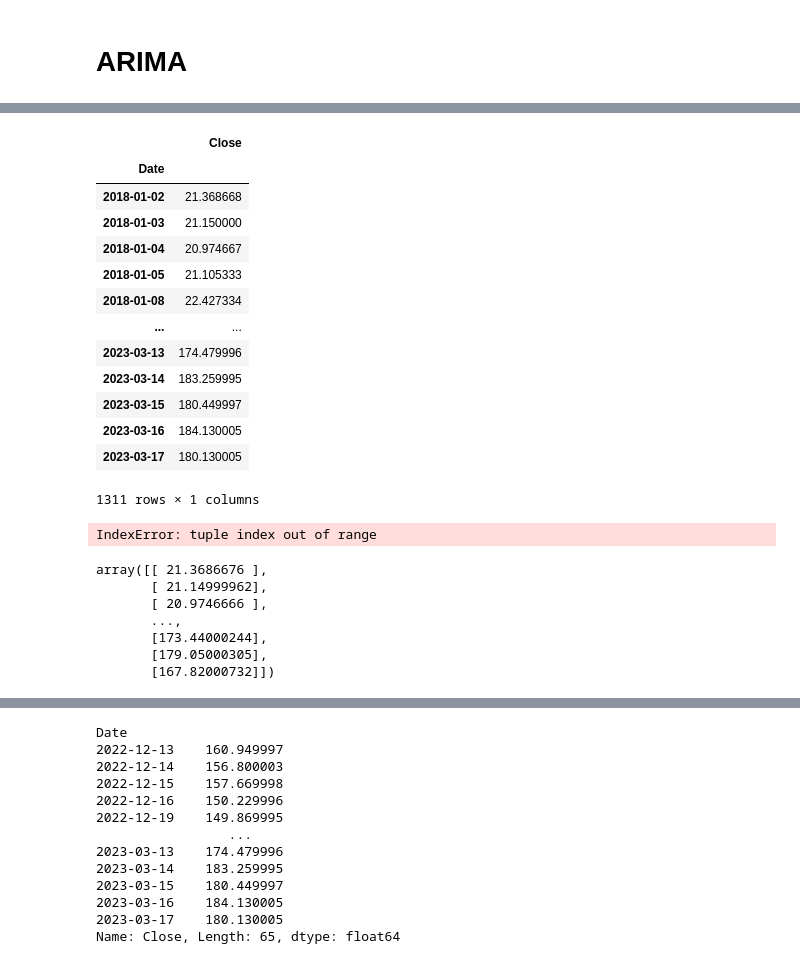
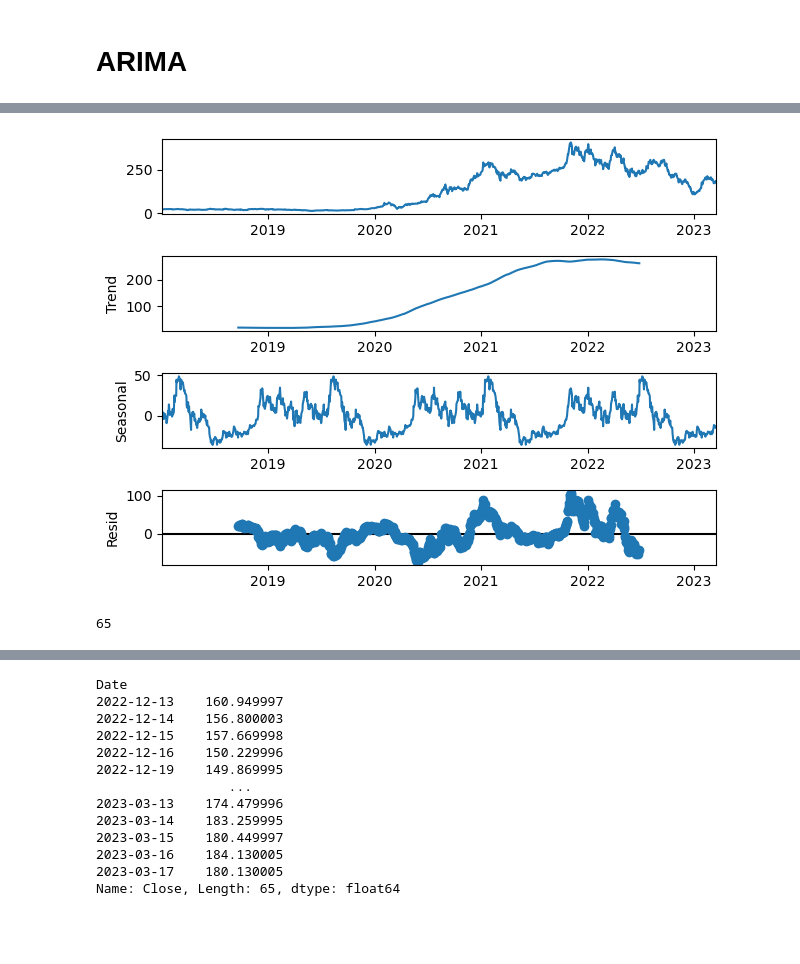
Before and after one commit to Aerospacerr/Thesis, a Jupyter notebook: time-series.ipynb, the cells around one changed output, grey strips where cells are left out. Saved outputs shown, nothing was run; the diff lists cells and outputs as text; code cells hidden in the pictures; blank space fills up the shorter version.

```diff
--- a/time-series.ipynb
+++ b/time-series.ipynb
@@ -415,33 +439,9 @@ array([[0.74650706],
 # %%
-series = data
-result = seasonal_decompose(series, model='additive',period=1) # The frequncy is daily
+result = seasonal_decompose(data, model='additive',period=365) # The frequncy is daily
 figure = result.plot()
 # %% [output]
-|  | Close |
-| Date |  |
-| 2018-01-02 | 21.368668 |
-| 2018-01-03 | 21.150000 |
-| 2018-01-04 | 20.974667 |
-| 2018-01-05 | 21.105333 |
-| 2018-01-08 | 22.427334 |
-| ... | ... |
-| 2023-03-13 | 174.479996 |
-| 2023-03-14 | 183.259995 |
-| 2023-03-15 | 180.449997 |
-| 2023-03-16 | 184.130005 |
-| 2023-03-17 | 180.130005 |
-1311 rows × 1 columns
+[figure, added]
 # %%
-valid = np.reshape(valid, (valid.shape[0], valid.shape[1], 1))
+#valid = np.reshape(valid.Close.values, (valid.shape[0], valid.Close.shape[0], 1))
 # %% [output]
-IndexError: tuple index out of range
+65
-# %%
-train
-# %% [output]
-array([[ 21.3686676 ],
-       [ 21.14999962],
-       [ 20.9746666 ],
-       ...,
-       [173.44000244],
-       [179.05000305],
-       [167.82000732]])
```
Also changed, not shown: parts of 24 cells of this notebook.
